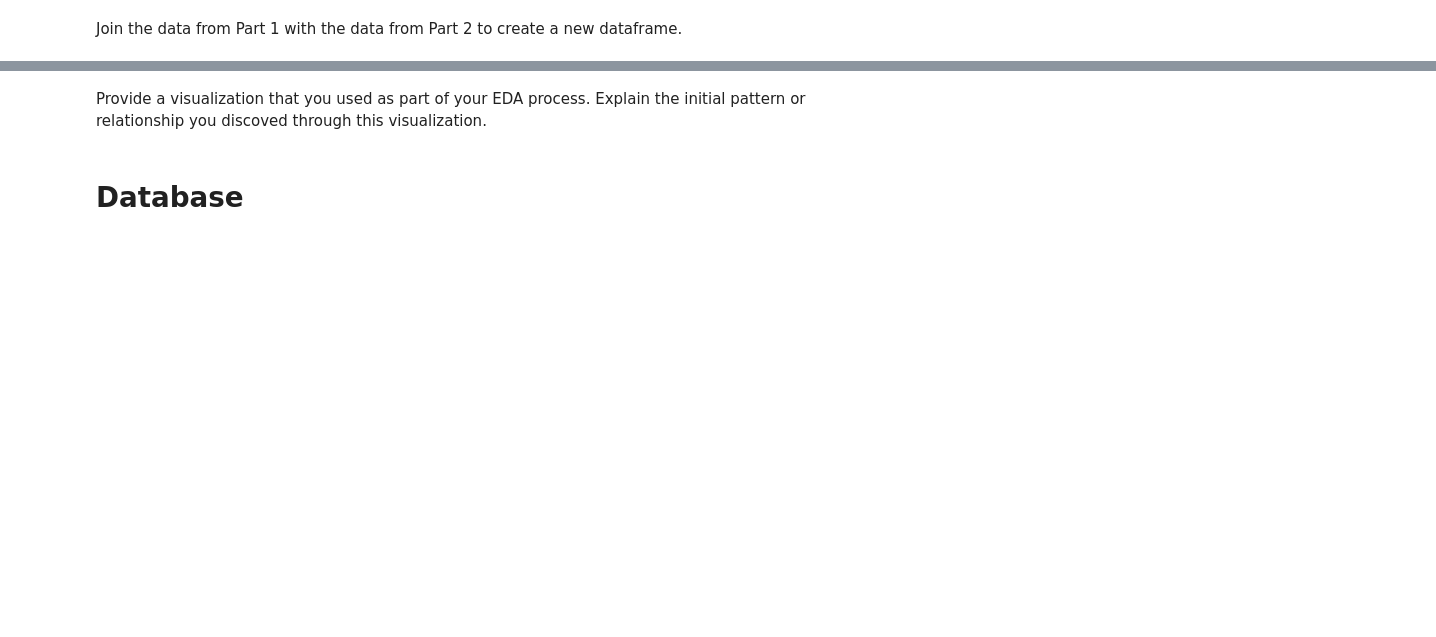
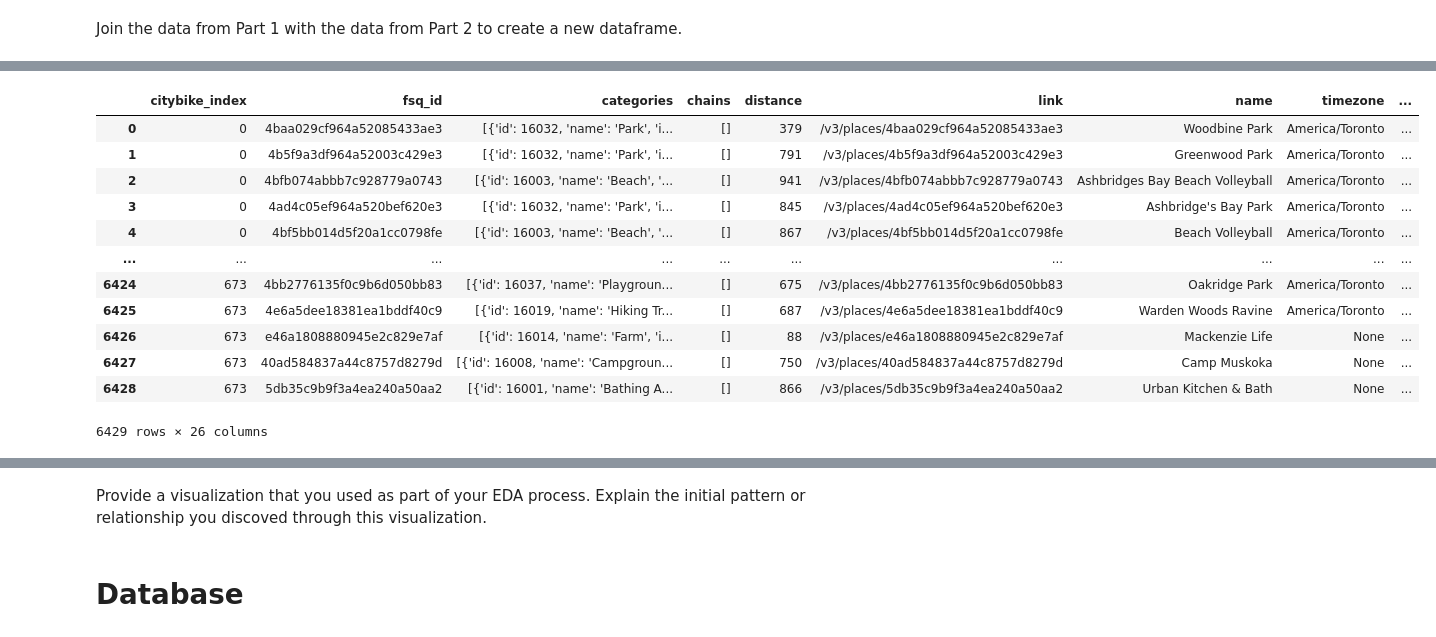
Before and after one commit to Frood-for-Thought/LHL-Statistical-Modelling-with-Python-Project, a Jupyter notebook: notebooks/joining_data.ipynb, the cells around one changed output, grey strips where cells are left out. Saved outputs shown, nothing was run; the diff lists cells and outputs as text; code cells hidden in the pictures; blank space fills up the shorter version.

Commit message:
fixed tables in joining_data file and database

```diff
--- a/notebooks/joining_data.ipynb
+++ b/notebooks/joining_data.ipynb
@@ -18,13 +18,15 @@ with open('yelp_outdoor_data.csv') as x:
     ncols = len(x.readline().split(','))
 yelp_park_df = pd.read_csv('yelp_outdoor_data.csv', usecols=range(1,ncols))
 
-# # The data collected from Foursquare for parks
-# four_square_df = pd.read_json('foursquare_outdoor_data.json')
+# The data collected from Foursquare for parks
+four_square_df = pd.read_json('foursquare_outdoor_data.json')
 
-# # The categorical names data for each location name in four_square_df.
-# fs_id_cat_df = pd.read_csv('fs_id_cat_df.csv')
-# fs_id_cat_df = fs_id_cat_df.drop(fs_id_cat_df.columns[0], axis=1)
+# The categorical names data for each location name in four_square_df.
+fs_id_cat_df = pd.read_csv('fs_id_cat_df.csv')
+fs_id_cat_df = fs_id_cat_df.drop(fs_id_cat_df.columns[0], axis=1)
 
+
+# JOINING DATA
 # The catagorical data from Foursquare and the parent database were joined
 # and duplicate rows and columns were filtered out.
 # The data was saved into "fs_outdoor_data_with_categories".
@@ -81,0 +72,18 @@ yelp_park_df
+# %%
+# The duplicate rows are removed so now fsq_id is used as the primary key IN THE 'foursquare_outdoor_data.json' file,
+# and citybike_index is the foreign key to the bikes_df.
+four_square_df
+# %% [output]
+|  | citybike_index | fsq_id | categories | chains | distance | link | name | timezone | ... |
+| 0 | 0 | 4baa029cf964a52085433ae3 | [{'id': 16032, 'name': 'Park', 'i... | [] | 379 | /v3/places/4baa029cf964a52085433ae3 | Woodbine Park | America/Toronto | ... |
+| 1 | 0 | 4b5f9a3df964a52003c429e3 | [{'id': 16032, 'name': 'Park', 'i... | [] | 791 | /v3/places/4b5f9a3df964a52003c429e3 | Greenwood Park | America/Toronto | ... |
+| 2 | 0 | 4bfb074abbb7c928779a0743 | [{'id': 16003, 'name': 'Beach', '... | [] | 941 | /v3/places/4bfb074abbb7c928779a0743 | Ashbridges Bay Beach Volleyball | America/Toronto | ... |
+| 3 | 0 | 4ad4c05ef964a520bef620e3 | [{'id': 16032, 'name': 'Park', 'i... | [] | 845 | /v3/places/4ad4c05ef964a520bef620e3 | Ashbridge's Bay Park | America/Toronto | ... |
+| 4 | 0 | 4bf5bb014d5f20a1cc0798fe | [{'id': 16003, 'name': 'Beach', '... | [] | 867 | /v3/places/4bf5bb014d5f20a1cc0798fe | Beach Volleyball | America/Toronto | ... |
+| ... | ... | ... | ... | ... | ... | ... | ... | ... | ... |
+| 6424 | 673 | 4bb2776135f0c9b6d050bb83 | [{'id': 16037, 'name': 'Playgroun... | [] | 675 | /v3/places/4bb2776135f0c9b6d050bb83 | Oakridge Park | America/Toronto | ... |
+| 6425 | 673 | 4e6a5dee18381ea1bddf40c9 | [{'id': 16019, 'name': 'Hiking Tr... | [] | 687 | /v3/places/4e6a5dee18381ea1bddf40c9 | Warden Woods Ravine | America/Toronto | ... |
+| 6426 | 673 | e46a1808880945e2c829e7af | [{'id': 16014, 'name': 'Farm', 'i... | [] | 88 | /v3/places/e46a1808880945e2c829e7af | Mackenzie Life | None | ... |
+| 6427 | 673 | 40ad584837a44c8757d8279d | [{'id': 16008, 'name': 'Campgroun... | [] | 750 | /v3/places/40ad584837a44c8757d8279d | Camp Muskoka | None | ... |
+| 6428 | 673 | 5db35c9b9f3a4ea240a50aa2 | [{'id': 16001, 'name': 'Bathing A... | [] | 866 | /v3/places/5db35c9b9f3a4ea240a50aa2 | Urban Kitchen & Bath | None | ... |
+6429 rows × 26 columns
```
Also changed, not shown: parts of 8 cells of this notebook, 2 other files.
